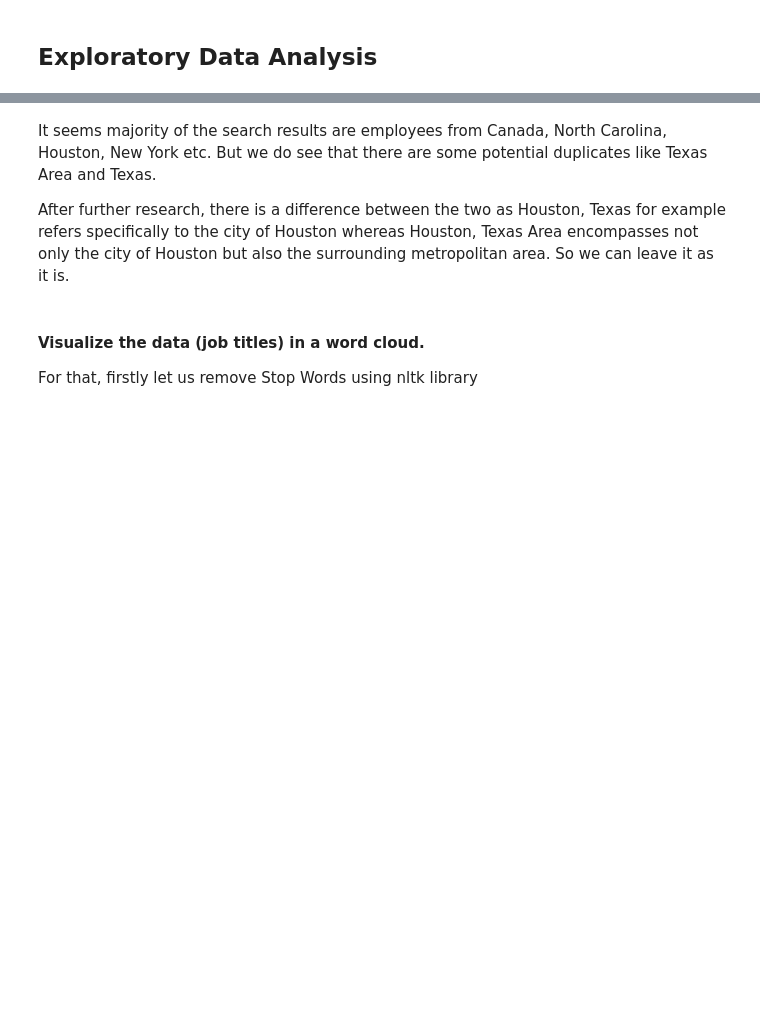
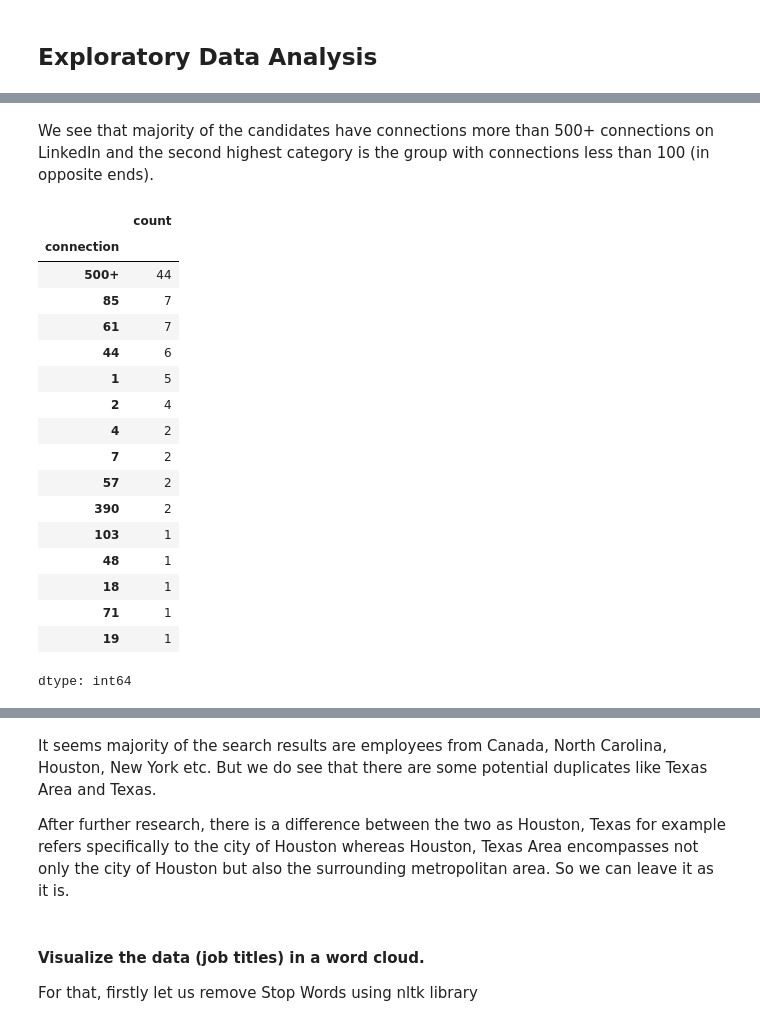
Before and after one commit to Areeb297/Potential-Talents-Human-Resources-Staffing---Apziva-Project, a Jupyter notebook: Portential_Talents.ipynb, the cells around one changed output, grey strips where cells are left out. Saved outputs shown, nothing was run; the diff lists cells and outputs as text; code cells hidden in the pictures; blank space fills up the shorter version.

```diff
--- a/Portential_Talents.ipynb
+++ b/Portential_Talents.ipynb
@@ -209,0 +207,24 @@ dtype: int64
+# %% [markdown]
+We see that majority of the candidates have connections more than 500+ connections on LinkedIn and the second highest category is the group with connections less than 100 (in opposite ends).
+# %%
+# Let us see which locations seem to be the most popular in our results.
+df.connection.value_counts().head(15)
+# %% [output]
+|  | count |
+| connection |  |
+| 500+ | 44 |
+| 85 | 7 |
+| 61 | 7 |
+| 44 | 6 |
+| 1 | 5 |
+| 2 | 4 |
+| 4 | 2 |
+| 7 | 2 |
+| 57 | 2 |
+| 390 | 2 |
+| 103 | 1 |
+| 48 | 1 |
+| 18 | 1 |
+| 71 | 1 |
+| 19 | 1 |
+dtype: int64
```
Also changed, not shown: parts of 5 cells of this notebook.
